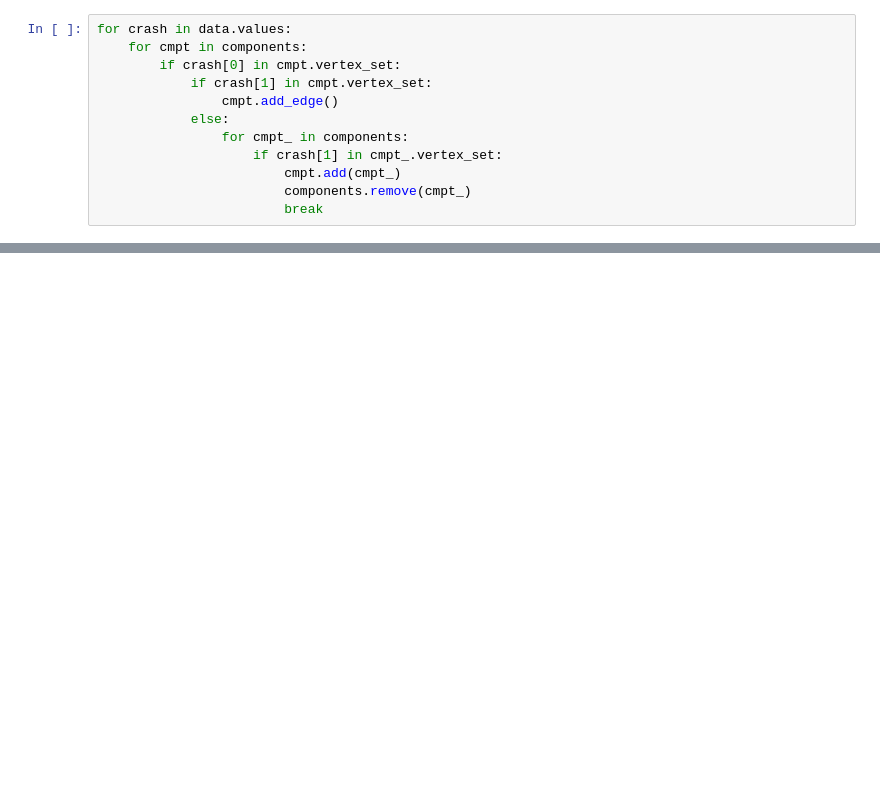
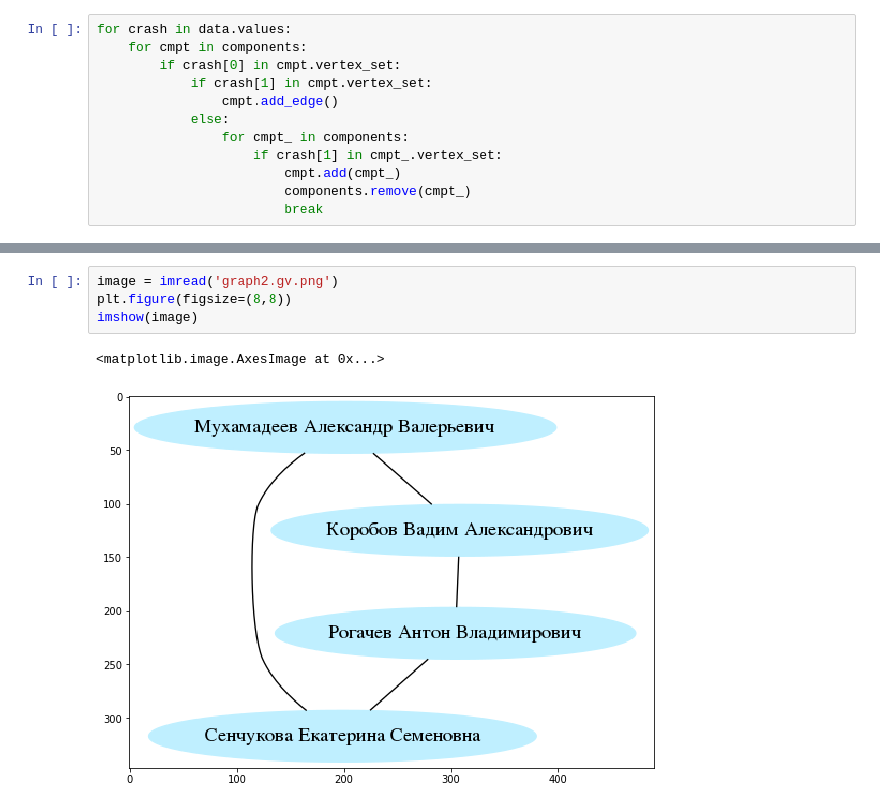
Before and after one commit to JustM57/ml_examples, a Jupyter notebook: fraud.ipynb, the cells around one changed output, grey strips where cells are left out. Cells and saved outputs as stored; diff of their text form; blank space fills up the shorter version.

```diff
--- a/fraud.ipynb
+++ b/fraud.ipynb
@@ -145,0 +170,7 @@ cheaters
+# %%
+image = imread('graph2.gv.png')
+plt.figure(figsize=(8,8))
+imshow(image)
+# %% [output]
+<matplotlib.image.AxesImage at 0x...>
+[figure, added]
```
Also changed, not shown: parts of 14 cells of this notebook.
